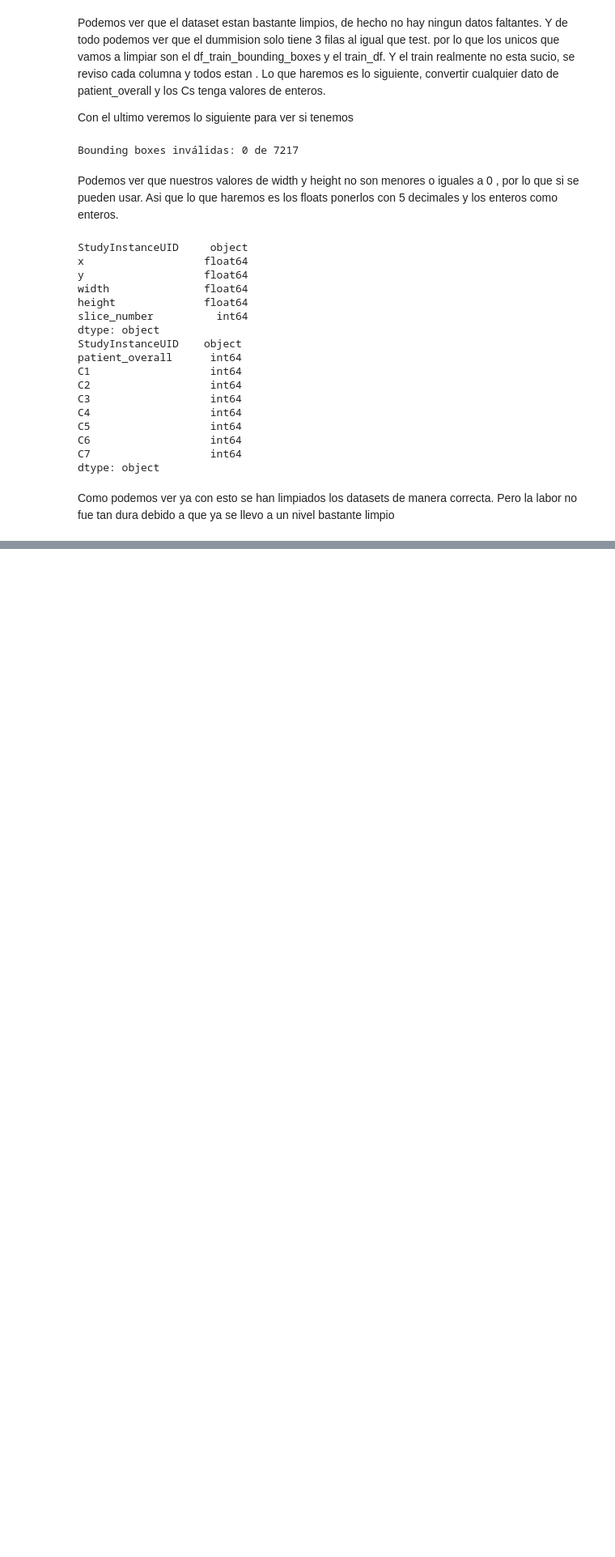
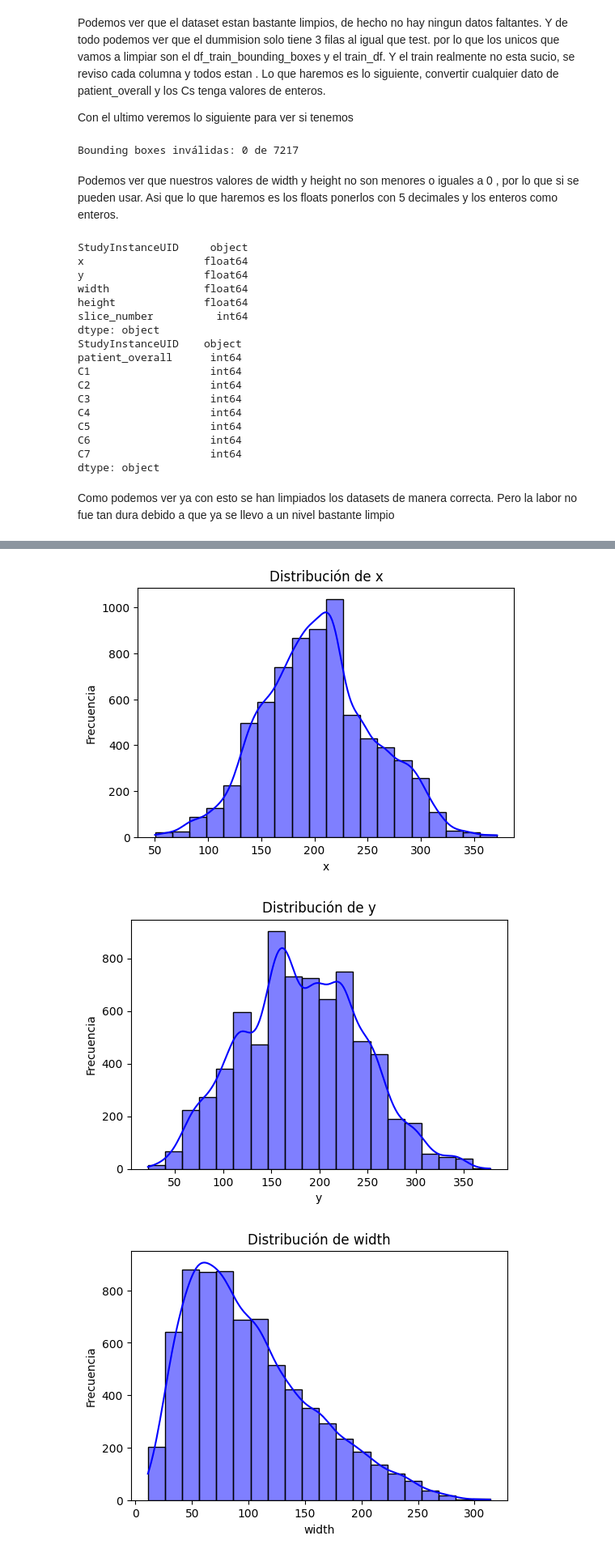
Before and after one commit to G2309/DS_Project2, a Jupyter notebook: datascience-pj2.ipynb, the cells around one changed output, grey strips where cells are left out. Shown at 81% size. Saved outputs shown, nothing was run; the diff lists cells and outputs as text; code cells hidden in the pictures; blank space fills up the shorter version.

```diff
--- a/datascience-pj2.ipynb
+++ b/datascience-pj2.ipynb
@@ -249,0 +287,9 @@ Como podemos ver ya con esto se han limpiados los datasets de manera correcta. P
+# %%
+def plot_histogram(cols, df):
+    for col in cols:
+        plt.figure(figsize=(6, 4))
+        sns.histplot(df[col], kde=True, bins=20, color="blue")
+        plt.title(f"Distribución de {col}")
+        plt.xlabel(col)
+        plt.ylabel("Frecuencia")
+        plt.show()
@@ -249,0 +400,8 @@ Como podemos ver ya con esto se han limpiados los datasets de manera correcta. P
+# %%
+cols = ['x', 'y', 'width', 'height']
+
+plot_histogram(cols, df_train_bounding_boxes)
+# %% [output]
+[figure, added]
+[figure, added]
+[figure, added]
```
Also changed, not shown: parts of 39 cells of this notebook.
